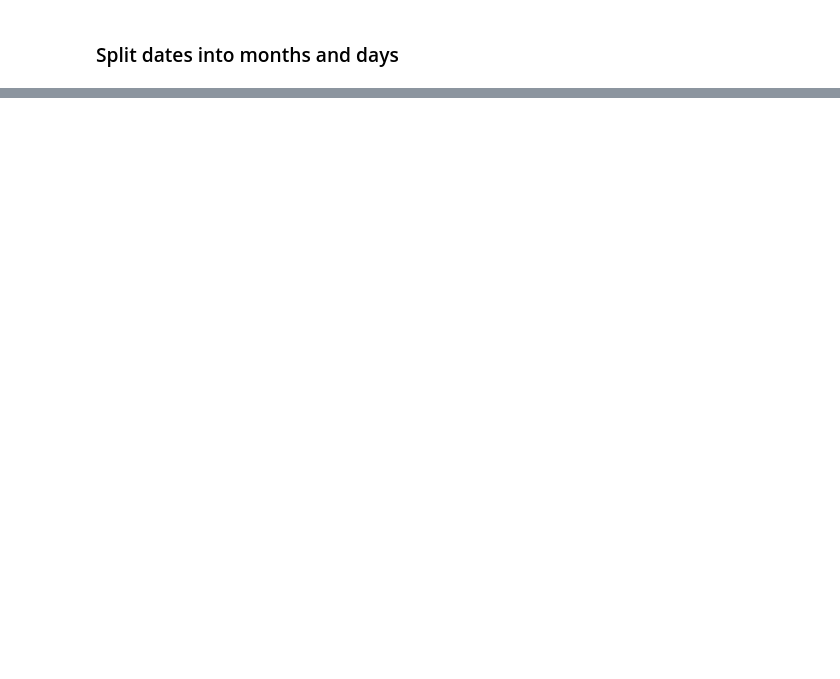
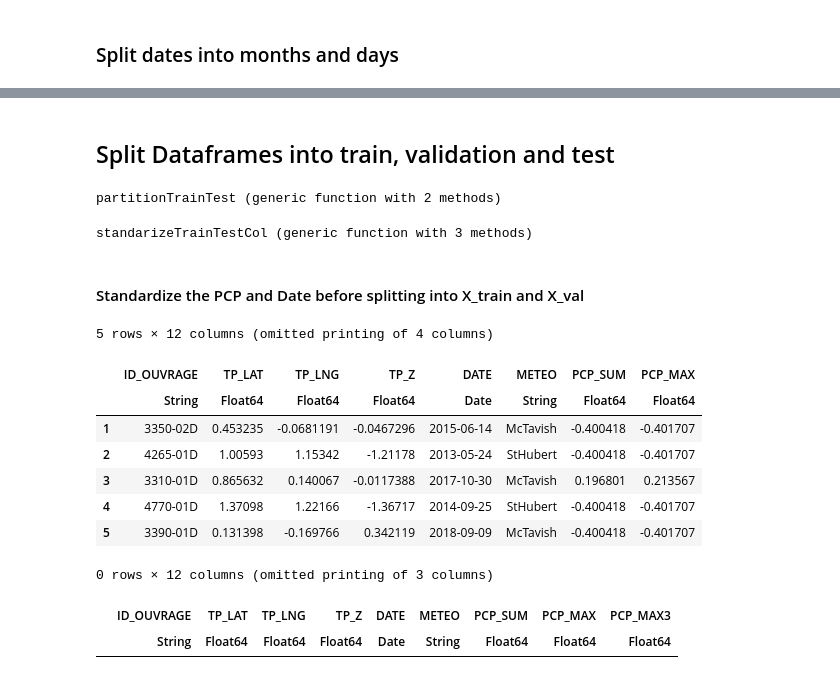
Before and after one commit to JeyzerMC/MTH3302-Project, a Jupyter notebook: Exploration_des_donnees.ipynb, the cells around one changed output, grey strips where cells are left out. Drawn from its saved outputs; the diff is of its cells as text; code cells hidden in the pictures; blank space fills up the shorter version.

```diff
--- a/Exploration_des_donnees.ipynb
+++ b/Exploration_des_donnees.ipynb
@@ -278,6 +463,8 @@ end
 # %% [markdown]
 #### Remove outlier in PCP_SUM and PCP_MAX AND PCP_MAX3 that cause compression
 # %%
-comb[comb[:PCP_SUM] .> 750, :PCP_SUM] = 750;
-comb[comb[:PCP_MAX] .> 500, :PCP_MAX] = 500;
-comb[comb[:PCP_MAX3] .> 750, :PCP_MAX3] = 750;
+features[features[:PCP_SUM] .> 750, :PCP_SUM] = 750;
+features[features[:PCP_MAX] .> 500, :PCP_MAX] = 500;
+features[features[:PCP_MAX3] .> 750, :PCP_MAX3] = 750;
+
+# first(shuffleDf(filter(row -> row.SURVERSE == 1, features)), 5)
@@ -328,6 +533,6 @@ plot(df_temp, x=:TP_Z, Geom.histogram(bincount=10), color=:SURVERSE,Guide.title(
 # %% [markdown]
 ### Split dates into months and days
 # %%
-comb.MONTH = month.(comb.DATE);
-comb.DAY = day.(comb.DATE);
-first(shuffleDf(comb[!, [:DATE, :MONTH, :DAY]]), 5)
+features.MONTH = month.(features.DATE);
+features.DAY = day.(features.DATE);
+first(shuffleDf(features[!, [:DATE, :MONTH, :DAY]]), 5)
@@ -333,0 +548,52 @@ first(shuffleDf(comb[!, [:DATE, :MONTH, :DAY]]), 5)
+# %% [markdown]
+## Split Dataframes into train, validation and test
+# %%
+function partitionTrainTest(data, at = 0.8) # https://discourse.julialang.org/t/simple-tool-for-train-test-split/473/2
+    n = nrow(data)
+    idx = shuffle(1:n)
+    train_idx = view(idx, 1:floor(Int, at*n))
+    test_idx = view(idx, (floor(Int, at*n)+1):n)
+    return data[train_idx,:], data[test_idx,:]
+end
+# %% [output]
+partitionTrainTest (generic function with 2 methods)
+# %%
+function standarizeTrainTestCol(X_train, X_test, col)
+    mean_train_col = mean(X_train[!, col]);
+    std_train_col = std(X_train[!, col]);
+    X_train[!, col] = (X_train[!, col] .- mean_train_col) ./ std_train_col;
+    X_test[!, col] = (X_test[!, col] .- mean_train_col) ./ std_train_col;
+    return X_train, X_test
+end
+# %% [output]
+standarizeTrainTestCol (generic function with 3 methods)
+# %% [markdown]
+####  Standardize the PCP and Date before splitting into X_train and X_val
+# %%
+X_train = filter(row-> year(row.DATE) .< 2019, features)
+
+
+#X_train, X_test = standarizeTrainTestCol(X_train, X_test, :PCP_SUM)
+#X_train, X_test = standarizeTrainTestCol(X_train, X_test, :PCP_MAX)
+#X_train, X_test = standarizeTrainTestCol(X_train, X_test, :PCP_MAX3)
+#X_train, X_test = standarizeTrainTestCol(X_train, X_test, :MONTH)
+#X_train, X_test = standarizeTrainTestCol(X_train, X_test, :DAY)
+
+X_train, X_val = partitionTrainTest(X_train, 0.8)
+
+first(shuffleDf(X_train),5)
+# %% [output]
+5 rows × 12 columns (omitted printing of 4 columns)
+|  | ID_OUVRAGE | TP_LAT | TP_LNG | TP_Z | DATE | METEO | PCP_SUM | PCP_MAX |
+|  | String | Float64 | Float64 | Float64 | Date | String | Float64 | Float64 |
+| 1 | 3350-02D | 0.453235 | -0.0681191 | -0.0467296 | 2015-06-14 | McTavish | -0.400418 | -0.401707 |
+| 2 | 4265-01D | 1.00593 | 1.15342 | -1.21178 | 2013-05-24 | StHubert | -0.400418 | -0.401707 |
+| 3 | 3310-01D | 0.865632 | 0.140067 | -0.0117388 | 2017-10-30 | McTavish | 0.196801 | 0.213567 |
+| 4 | 4770-01D | 1.37098 | 1.22166 | -1.36717 | 2014-09-25 | StHubert | -0.400418 | -0.401707 |
+| 5 | 3390-01D | 0.131398 | -0.169766 | 0.342119 | 2018-09-09 | McTavish | -0.400418 | -0.401707 |
+# %%
+first(shuffleDf(X_test),5)
+# %% [output]
+0 rows × 12 columns (omitted printing of 3 columns)
+|  | ID_OUVRAGE | TP_LAT | TP_LNG | TP_Z | DATE | METEO | PCP_SUM | PCP_MAX | PCP_MAX3 |
+|  | String | Float64 | Float64 | Float64 | Date | String | Float64 | Float64 | Float64 |
```
Also changed, not shown: parts of 56 cells of this notebook.
